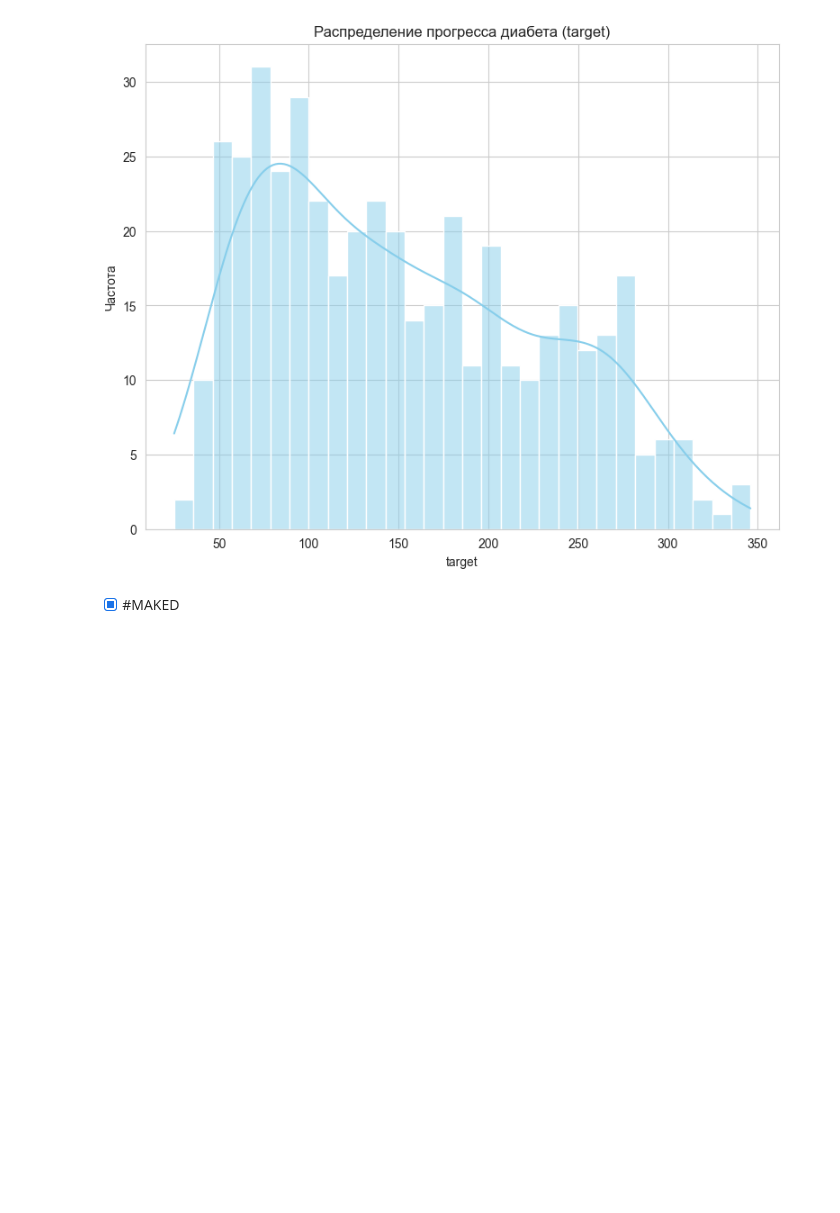
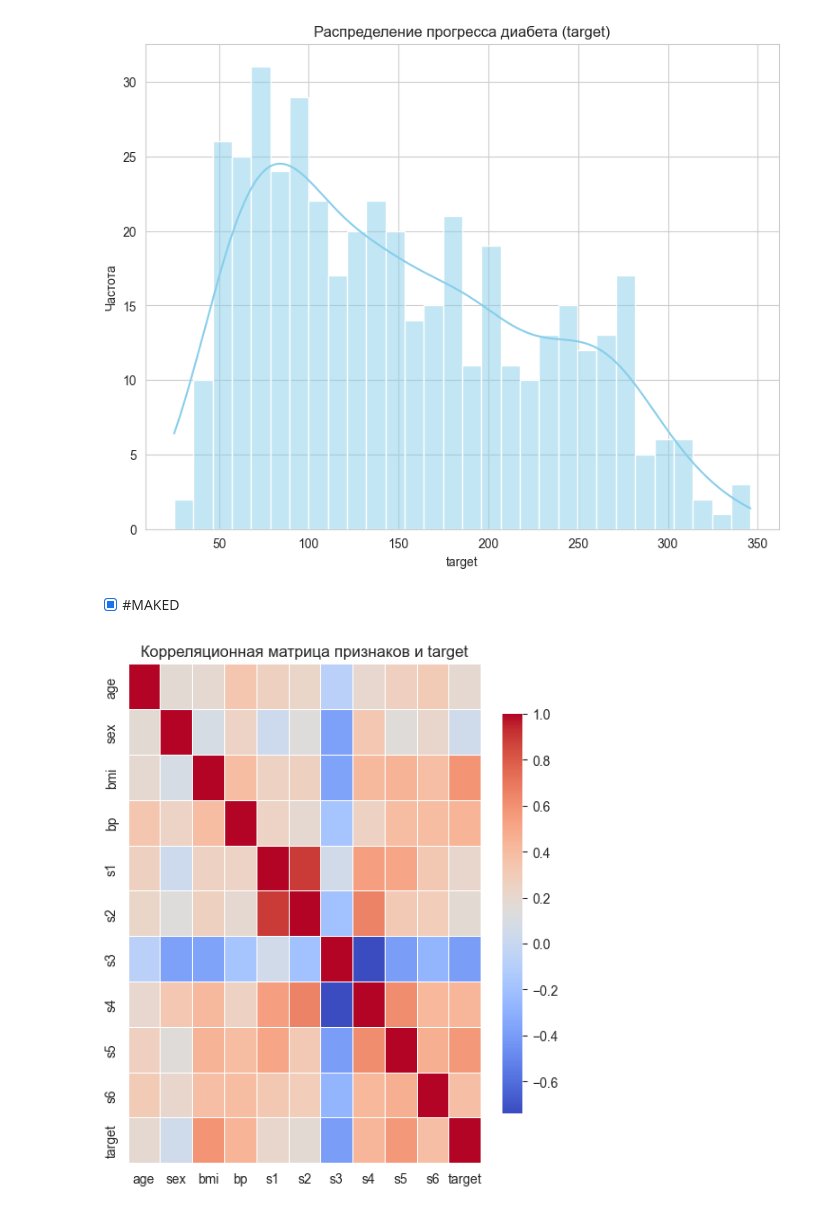
Before and after one commit to manifoldmind/Polynomial-KMeans--Diabetes-Analysis, a Jupyter notebook: __sandbox.ipynb, the cells around one changed output. Drawn from its saved outputs; the diff is of its cells as text; code cells hidden in the pictures; blank space fills up the shorter version.

Commit message:
UPD: 'lab4...'
DONE: 1. distr target 2. corellation matrix 3. train/test 4. polynomial regression 5. K-means clustering

```diff
--- a/__sandbox.ipynb
+++ b/__sandbox.ipynb
@@ -224,3 +226,13 @@ Text(0, 0.5, 'Частота')
 [figure]
 # %% [markdown]
 - [x] #MAKED
+# %%
+# 2. Корреляционная матрица
+plt.subplot(1,2,2)
+corr = df.corr()
+sns.heatmap(corr, annot=False, cmap='coolwarm', linewidths=0.5, cbar_kws={'shrink':0.8})
+plt.title('Корреляционная матрица признаков и target')
+plt.tight_layout()
+plt.show()
+# %% [output]
+[figure, added]
```
Also changed, not shown: parts of 2 cells of this notebook, 4 other files.
